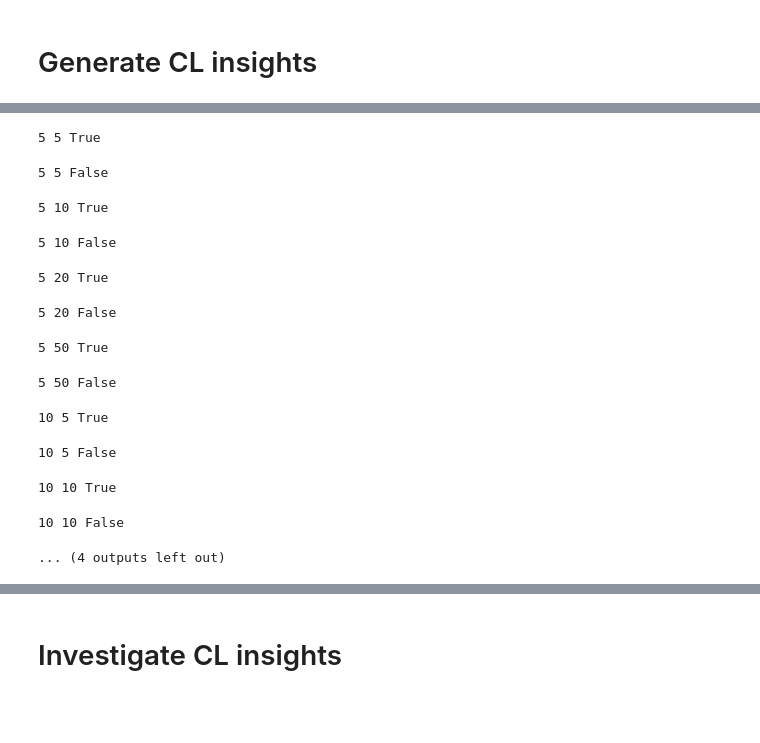
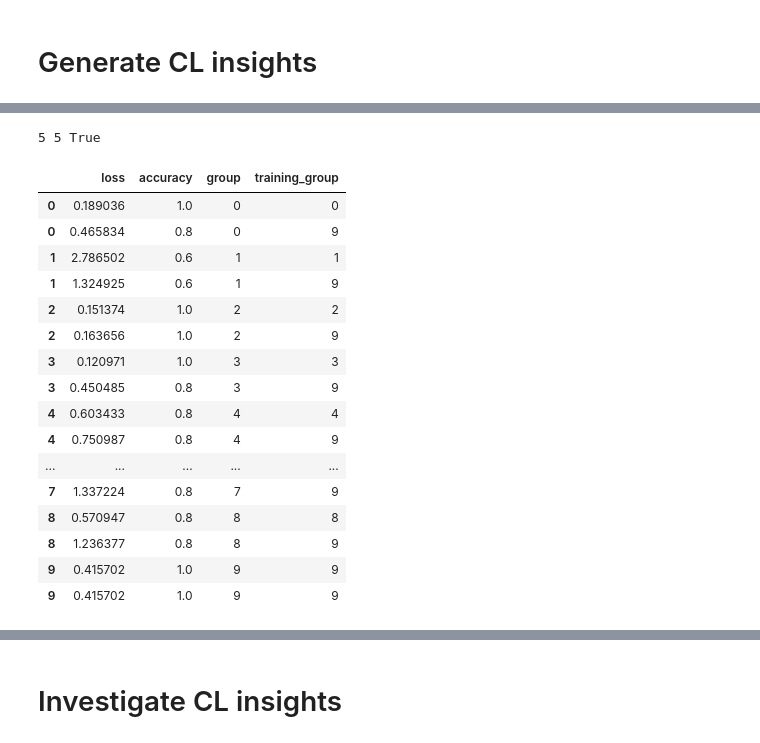
Before and after one commit to ByteFuse/MAMLCon, a Jupyter notebook: notebooks/generate_plots.ipynb, the cells around one changed output, grey strips where cells are left out. Drawn from its saved outputs; the diff is of its cells as text; code cells hidden in the pictures; blank space fills up the shorter version.

```diff
--- a/notebooks/generate_plots.ipynb
+++ b/notebooks/generate_plots.ipynb
@@ -147,9 +147,11 @@ def pad_audio(x, max_audio_len=101, pad_both_sides=False):
             x = F.pad(x, (0, int(max_audio_len-x.size(-1))), 'constant', 0)
     return x
 # %%
-N_CLASSES = [5,10]
-K_SHOT = [5,10,20,50]
-UPDATES = [True, False]
+N_CLASSES = [5]
+K_SHOT = [5]
+UPDATES = [True]
 
 LR = 0.0001
-N_TRAINING_STEPS = 30
+N_TRAINING_STEPS = 20
+
+from tqdm import tqdm
@@ -216,6 +225,11 @@ for N in N_CLASSES:
 
             results = pd.DataFrame()
 
+            encoder = WordClassificationAudio2DCnn(
+                256,
+                64,
+                input_channels=39
+            )
             model = FSCLModel(encoder, 256, 50)
             algorithm = FSCL.load_from_checkpoint(
                 './nway50_k5.ckpt',
@@ -230,30 +244,31 @@ for N in N_CLASSES:
                 quick_adapt=True
             )
             model = algorithm.model
+            model.to('cuda')
 
             criterion = ClassificationLoss()
             optimizer = torch.optim.Adam(model.parameters(), lr=LR)
 
             # Training loop
-            for n, group in enumerate(groups):
+            for n, group in tqdm(enumerate(groups), desc='Groups', leave=False, total=len(groups)):
                 model.train()
+                model.to('cuda')
                 data, labels = group['data'], group['labels']
-                for i in range(N_TRAINING_STEPS):
+                for i in tqdm(range(N_TRAINING_STEPS), desc='Training steps', leave=False):
                     # Clear gradients
                     optimizer.zero_grad()
 
+                    data = data.to('cuda')
+
                     # Forward pass
                     outputs = model(data, (n+1)*N)
-                    outputs['labels'] = torch.tensor(labels)
+                    outputs['labels'] = torch.tensor(labels).to('cuda')
                     # Compute loss
                     loss = criterion(outputs)
 
                     # Backward pass and optimization
                     loss.backward()
                     optimizer.step()
-
-                # Print loss for each epoch
-                # print(f'Training loss: {loss.item():.4f}')
 
                 if UPDATE:
 
@@ -265,9 +280,11 @@ for N in N_CLASSES:
                         data = data[::5]
                         labels = labels[::5]
 
+                        data = data.to('cuda')
+
                         # Forward pass
                         outputs = model(data, (n+1)*N)
-                        outputs['labels'] = torch.tensor(labels)
+                        outputs['labels'] = torch.tensor(labels).to('cuda')
                         # Compute loss
                         loss = criterion(outputs)
 
@@ -277,6 +294,7 @@ for N in N_CLASSES:
 
                 with torch.no_grad():
                     model.eval()
+                    model.to('cpu')
 
                     for i, group in enumerate(test_groups[:n+1]):
                         data, labels = group['data'], group['labels']
@@ -291,18 +309,30 @@ for N in N_CLASSES:
                         results.to_csv(file_name, index=False)
 # %% [output]
 5 5 True
-5 5 False
-5 10 True
-5 10 False
-5 20 True
-5 20 False
-5 50 True
-5 50 False
-10 5 True
-10 5 False
-10 10 True
-10 10 False
-... (4 outputs left out)
+# %%
+# only keep the first and last of a group given that training group indicates the order
+tail =results.sort_values(['group','training_group']).groupby('group').head(1).reset_index(drop=True)
+head = results.sort_values(['group','training_group']).groupby('group').tail(1).reset_index(drop=True)
+
+pd.concat([head,tail]).sort_values(['group', 'training_group'])
+# %% [output]
+|  | loss | accuracy | group | training_group |
+| 0 | 0.189036 | 1.0 | 0 | 0 |
+| 0 | 0.465834 | 0.8 | 0 | 9 |
+| 1 | 2.786502 | 0.6 | 1 | 1 |
+| 1 | 1.324925 | 0.6 | 1 | 9 |
+| 2 | 0.151374 | 1.0 | 2 | 2 |
+| 2 | 0.163656 | 1.0 | 2 | 9 |
+| 3 | 0.120971 | 1.0 | 3 | 3 |
+| 3 | 0.450485 | 0.8 | 3 | 9 |
+| 4 | 0.603433 | 0.8 | 4 | 4 |
+| 4 | 0.750987 | 0.8 | 4 | 9 |
+| ... | ... | ... | ... | ... |
+| 7 | 1.337224 | 0.8 | 7 | 9 |
+| 8 | 0.570947 | 0.8 | 8 | 8 |
+| 8 | 1.236377 | 0.8 | 8 | 9 |
+| 9 | 0.415702 | 1.0 | 9 | 9 |
+| 9 | 0.415702 | 1.0 | 9 | 9 |
 # %%
 for N in N_CLASSES:
     for K in K_SHOT:
```
Also changed, not shown: parts of 7 cells of this notebook.
